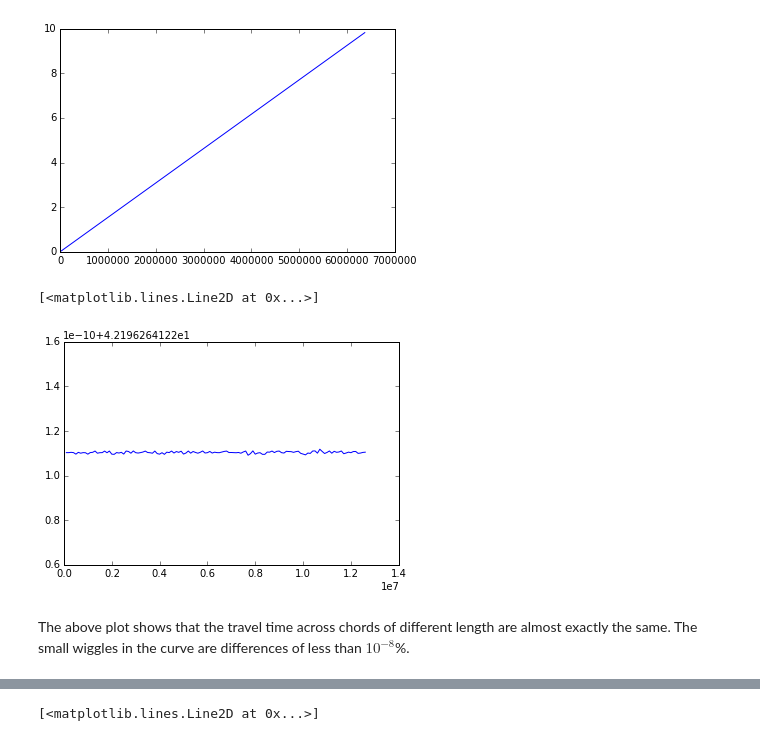
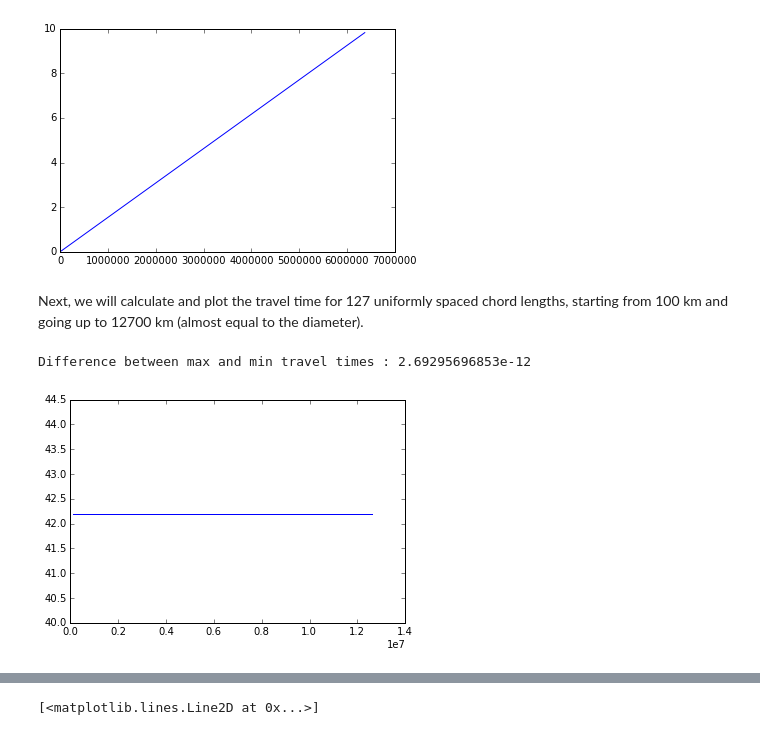
Before and after one commit to motleytech/pybook, a Jupyter notebook: books/Falling_through_the_earth.ipynb, the cells around one changed output, grey strips where cells are left out. Drawn from its saved outputs; the diff is of its cells as text; code cells hidden in the pictures.

Commit message:
latest changes to 'falling through earth'

```diff
--- a/books/Falling_through_the_earth.ipynb
+++ b/books/Falling_through_the_earth.ipynb
@@ -27,22 +28,34 @@ Lets plot the acceleration due to gravity vs distance from center of the earth.
 # %%
-import matplotlib.pyplot as plt
+def calc_acc_at_depth(d):
+    """
+    returns the acceleration at distance d
+    from the center of the earth, assuming
+    uniform density
+    """
+    if d > rad:
+        return g
+    if d < -rad:
+        return -g
+    vol_d = 4 * pi * pow(d, 3.0) / 3.0
+    md = density * vol_d
+    acc = G*md / pow(d, 2.0)
+    return acc
 
-acc_depth = []
+acc_at_depth = []
 for d in xrange(500, 1, -1):
     dd = d*rad / 500
-    acc_depth.append((dd, acc_at_depth(dd)))
+    acc_at_depth.append((dd, calc_acc_at_depth(dd)))
 
-xvals = [a for a,b in acc_depth]
-yvals = [b for a,b in acc_depth]
+xvals = [a for a,b in acc_at_depth]
+yvals = [b for a,b in acc_at_depth]
 plt.plot(xvals, yvals)
 # %% [output]
 [<matplotlib.lines.Line2D at 0x...>]
 [figure]
+# %% [markdown]
+Next, we will calculate and plot the travel time for 127 uniformly spaced chord lengths, starting from 100 km and going up to 12700 km (almost equal to the diameter).
 # %%
-import math
-from pprint import pprint as pp
 chord_lengths = [100000*n for n in range(1, 127)]
-g = 9.8
 
 def get_acc(chlen, R, x):
     return (g/(2*R))*(chlen - 2*x)
@@ -51,35 +64,38 @@ def get_vt(s, v, a):
     rv = rt = 0
     if a == 0:
         rv = v
         rt = s/v
         return (rv, rt)
     rt = (math.sqrt(v*v + 2*a*s) - v) / a
     rv = v + a*rt
     return (rv, rt)
 
 def get_travel_time(chlen, nparts, acc_func):
     dist = chlen/2.0
     curve_power = 2.0
     stfacs = [pow((float(x)/nparts), curve_power) for x in xrange(nparts+1)]
     steps = [dist*xx for xx in stfacs]
     total_time = 0
     cv = 0
     for st1, st2 in zip(steps, steps[1:]):
         dist = st2 - st1
         acc = acc_func(chlen, rad, st1)
         cv, time_part = get_vt(dist, cv, acc)
         total_time += time_part
 
     return 2*total_time
 
 results = [(dist1, get_travel_time(dist1, 500, get_acc)) for dist1 in chord_lengths]
 
 # plot of time vs chord length
+yvals = [t/60.0 for d, t in results]
+maxDiff = max(yvals) - min(yvals)
+
+yvals = [float("%10.6f" % t) for t in yvals]
 xvals = [d for d, t in results]
-yvals = [t/60.0 for d, t in results]
 plt.plot(xvals, yvals)
+
+print "Difference between max and min travel times : %s" % maxDiff
 # %% [output]
-[<matplotlib.lines.Line2D at 0x...>]
+Difference between max and min travel times : 2.69295696853e-12
-[figure, old version]
+[figure, new version]
-# %% [markdown]
-The above plot shows that the travel time across chords of different length are almost exactly the same. The small wiggles in the curve are differences of less than $10^{-8}$%.
```
Also changed, not shown: parts of 11 cells of this notebook, 2 other files.
